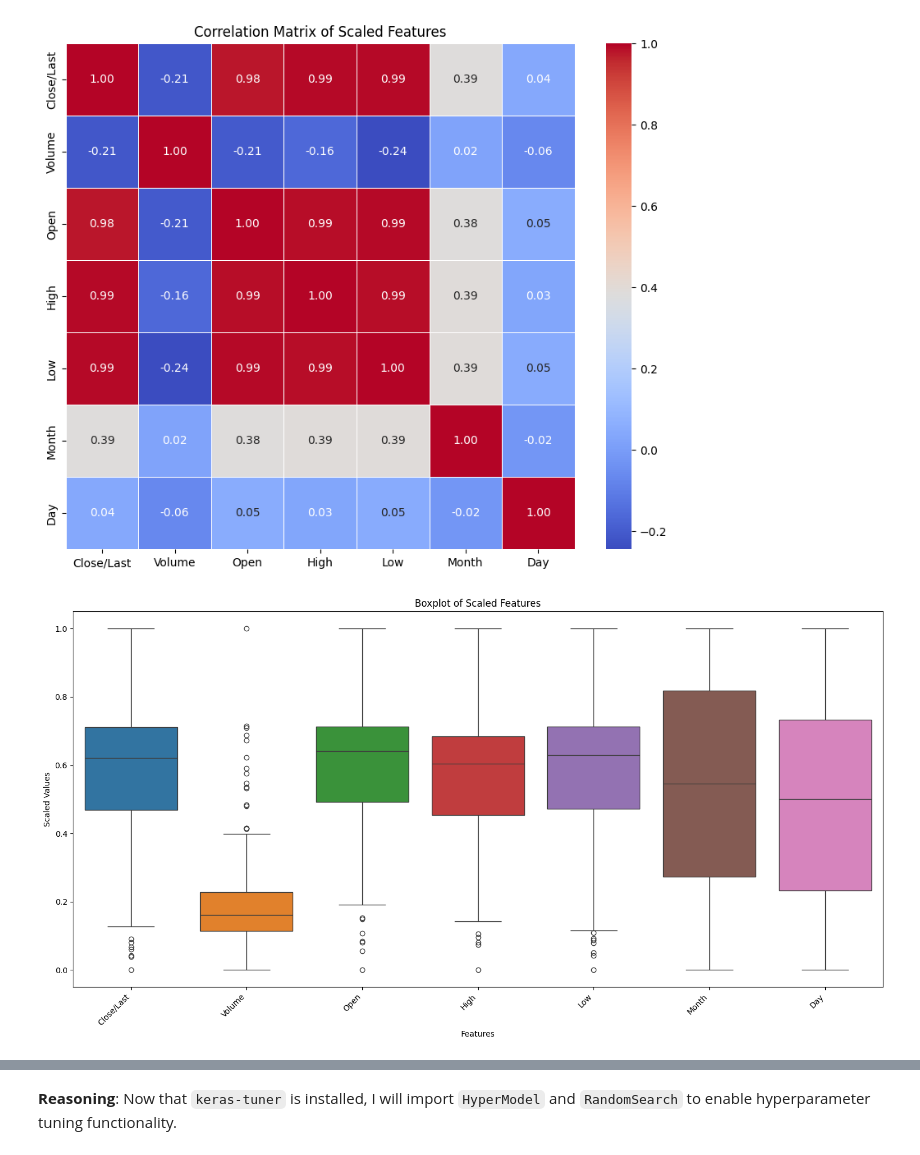
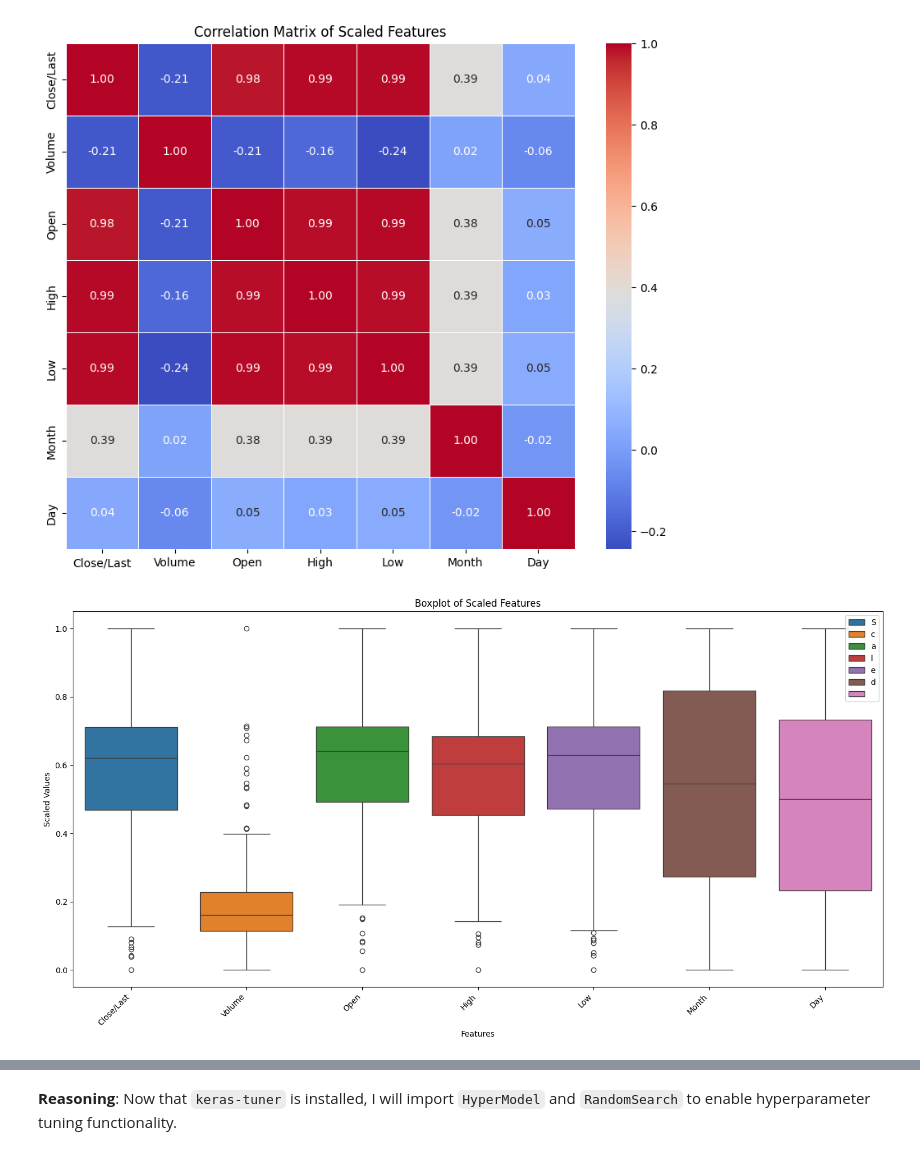
Before and after one commit to meghana2343/ADS-Project, a Jupyter notebook: stockprediction.ipynb, the cells around one changed output, grey strips where cells are left out. Drawn from its saved outputs; the diff is of its cells as text; code cells hidden in the pictures.

```diff
--- a/stockprediction.ipynb
+++ b/stockprediction.ipynb
@@ -199,7 +199,7 @@ array([[0.46804338, 0.06531907, 0.46947301, ..., 0.47213724, 0.90909091,
        [0.7134287 , 0.15522307, 0.73628963, ..., 0.73634178, 0.90909091,
         0.83333333]])
 # %%
-dataset_scaled=pd.DataFrame(scaler_values,columns=dataset.columns, index=dataset.index)
+dataset_scaled=pd.DataFrame(scaler_values,columns=numeric_cols, index=dataset.index)
 # %%
 # Display dataset_scaled.head() with index formatted as MM-DD
 print("Dataset Scaled Head with Month-Day Index:")
@@ -585,14 +585,16 @@ plt.show()
 # %%
 plt.figure(figsize=(15, 8))
 sns.boxplot(data=dataset_scaled)
 plt.title('Boxplot of Scaled Features')
 plt.xlabel('Features')
 plt.ylabel('Scaled Values')
+plt.legend('Features')
+plt.legend('Scaled Values')
 plt.xticks(rotation=45, ha='right')
 plt.tight_layout()
 plt.show()
 # %% [output]
-[figure, old version]
+[figure, new version]
 # %%
 ## Bidirectional LSTM model
 model_bilstm = Sequential([
```
Also changed, not shown: parts of 12 cells of this notebook.
